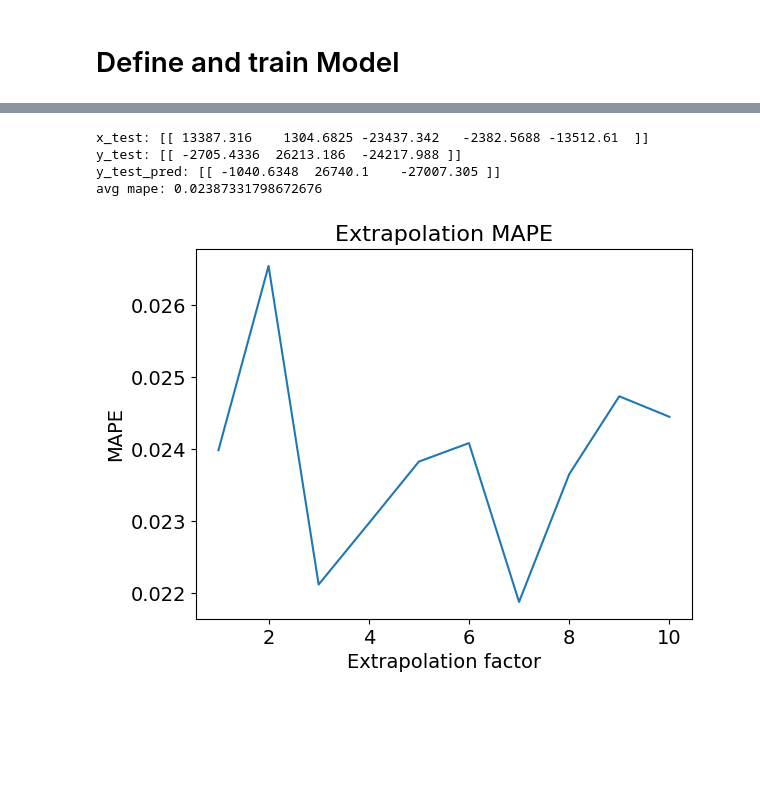
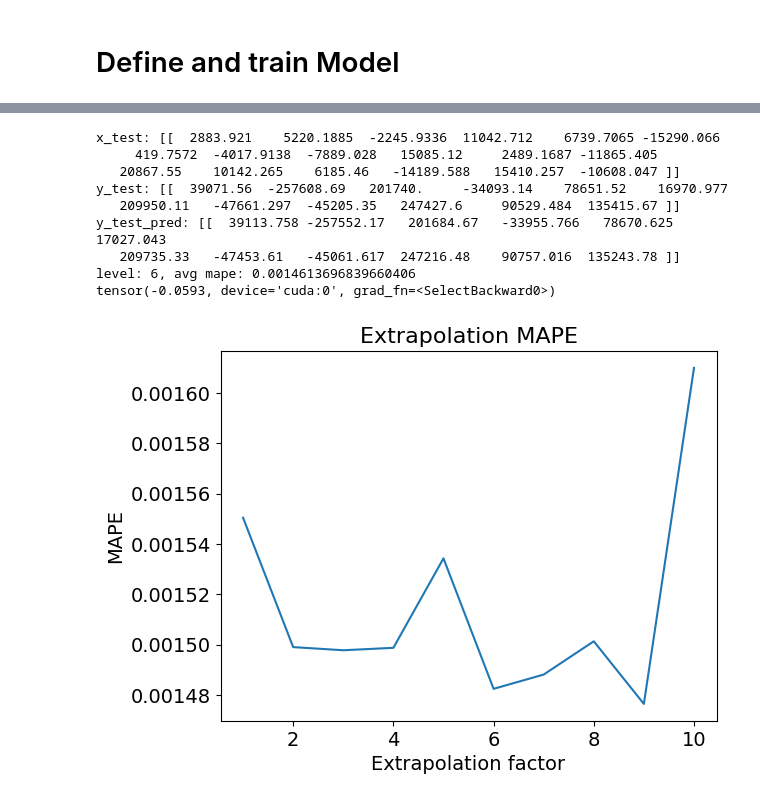
Before and after one commit to xkhainguyen/implicit-deep-learning, a Jupyter notebook: examples/synthetic-fixed-point.ipynb, the cells around one changed output, grey strips where cells are left out. Drawn from its saved outputs; the diff is of its cells as text; code cells hidden in the pictures; blank space fills up the shorter version.

```diff
--- a/examples/synthetic-fixed-point.ipynb
+++ b/examples/synthetic-fixed-point.ipynb
@@ -36,7 +36,7 @@ is_cuda = torch.cuda.is_available()
 
 # If we have a GPU available, we'll set our device to GPU. We'll use this device variable later in our code.
 if is_cuda:
-    device = torch.device("cuda:3")
+    device = torch.device("cuda:2")
     print("GPU is available")
 else:
     device = torch.device("cpu")
@@ -177,8 +179,9 @@ make_mlp = lambda: MLP(input_dim_gt, 15, output_dim_gt, act=nn.ReLU)
 # %%
-batch_size = 64
+batch_size = 512
 EPOCHS = 90
 RUNS = 1
 
+torch.manual_seed(2)
 # format data for training to dataloader
 training_loader = DataLoader(training_set, batch_size=batch_size, shuffle=True, generator=generator)
 validation_loader = DataLoader(validation_set, batch_size=batch_size, shuffle=True, generator=generator)
@@ -197,6 +200,7 @@ for run_idx in range(RUNS):
 
     avg_vloss_all = []
     avg_loss_all = []
+    up_count = 0
     for epoch in range(EPOCHS):
         model.train(True)
         avg_loss = train_one_epoch(model, training_loader, optimizer, scheduler, loss_fn)
@@ -210,6 +214,13 @@ for run_idx in range(RUNS):
 
         if avg_vloss < best_vloss:
             best_vloss = avg_vloss
+            best_model = model
+            up_count = 0
+        else:
+            up_count += 1
+
+        if up_count > 15:
+            break
     print(f'Run {run_idx} best val loss: {best_vloss}')
 # print(f'r2 (higher better):    {np.mean(r2s):.2f} +- {np.std(r2s):.2f}')
 # print(f'MAPE (smaller better): {np.mean(mapes):.2f} +- {np.std(mapes):.2f}')
@@ -277,7 +288,7 @@ A [[-1.57524514e+00 -1.76533020e+00 -1.37932348e+00 -2.00482535e+00
 x_test = torch.randn(1, input_dim_gt)*10000
 # x_test = x_values[np.random.randint(0, n_samples)].unsqueeze(0)
 y_test = gt_model(x_test)
-y_test_pred = model(x_test)
+y_test_pred = best_model(x_test)
 print(f'x_test: {x_test.detach().cpu().numpy()}')
 print(f'y_test: {y_test.detach().cpu().numpy()}')
 print(f'y_test_pred: {y_test_pred.detach().cpu().numpy()}')
@@ -286,30 +297,36 @@ running_mape = 0.
 with torch.no_grad():
     for i, vdata in enumerate(validation_loader):
         vinputs, vlabels = vdata
-        voutputs = model(vinputs)
+        voutputs = best_model(vinputs)
         mape = ((voutputs - vlabels).norm(dim=1) / vlabels.norm(dim=1)).mean()
         running_mape += mape
 avg_mape = running_mape / (i + 1)
-print(f'avg mape: {avg_mape}')
+print(f'level: {level}, avg mape: {avg_mape}')
+print(gt_model.A[-1,0])
 # %% [output]
-x_test: [[ 13387.316    1304.6825 -23437.342   -2382.5688 -13512.61  ]]
-y_test: [[ -2705.4336  26213.186  -24217.988 ]]
-y_test_pred: [[ -1040.6348  26740.1    -27007.305 ]]
-avg mape: 0.02387331798672676
+x_test: [[  2883.921    5220.1885  -2245.9336  11042.712    6739.7065 -15290.066
+     419.7572  -4017.9138  -7889.028   15085.12     2489.1687 -11865.405
+   20867.55    10142.265    6185.46   -14189.588   15410.257  -10608.047 ]]
+y_test: [[  39071.56  -257608.69   201740.     -34093.14    78651.52    16970.977
+   209950.11   -47661.297  -45205.35   247427.6     90529.484  135415.67 ]]
+y_test_pred: [[  39113.758 -257552.17   201684.67   -33955.766   78670.625   17027.043
+   209735.33   -47453.61   -45061.617  247216.48    90757.016  135243.78 ]]
+level: 6, avg mape: 0.0014613696839660406
+tensor(-0.0593, device='cuda:0', grad_fn=<SelectBackward0>)
 # %%
 extrap_level = 1
 extrap_max = 10
 mapes = []
 
 with torch.no_grad():
     for ood_level in range(extrap_max):
         x_ood = torch.randn(n_samples_val, input_dim_gt)*10**extrap_level
         y_ood = gt_model(x_ood)
-        y_ood_pred = model(x_ood)
+        y_ood_pred = best_model(x_ood)
         mape = ((y_ood - y_ood_pred).norm(dim=1) / y_ood_pred.norm(dim=1)).mean()
         mapes.append(mape.cpu())
 
 # figure for mapes
 plot_hist(mapes, 'Extrapolation factor', 'MAPE', 'Extrapolation MAPE', x_axis=range(1,extrap_max+1))
 # %% [output]
-[figure, old version]
+[figure, new version]
```
Also changed, not shown: parts of 5 cells of this notebook, 18 other files.
